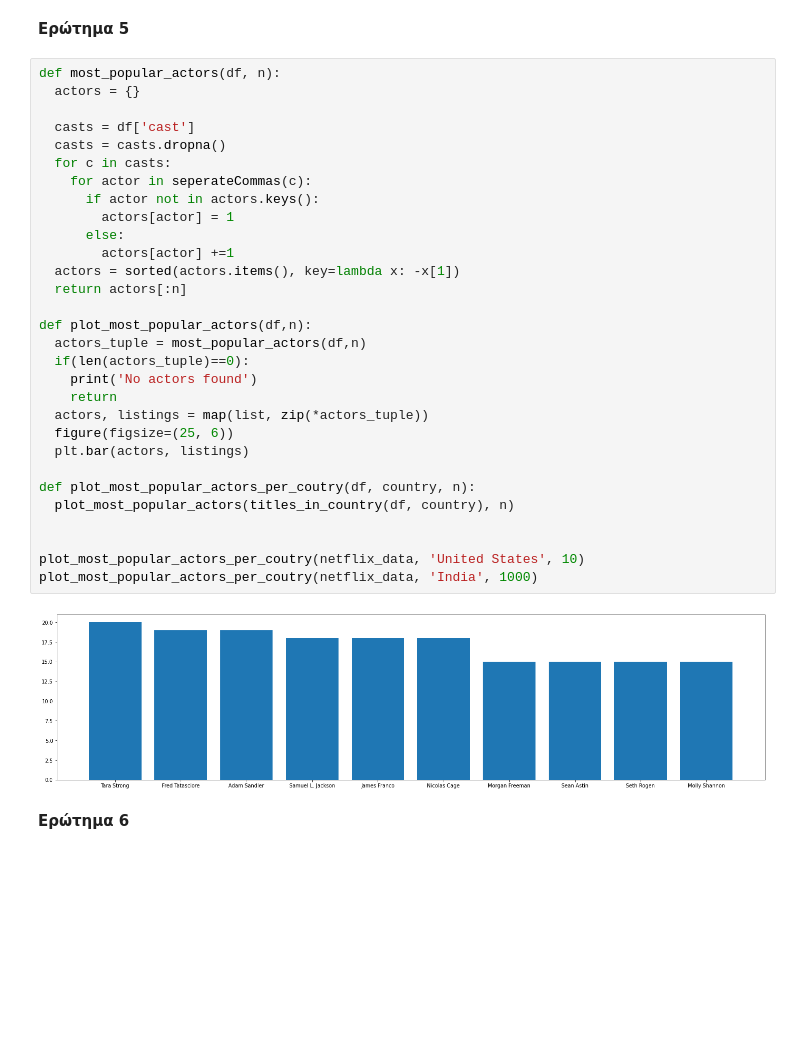
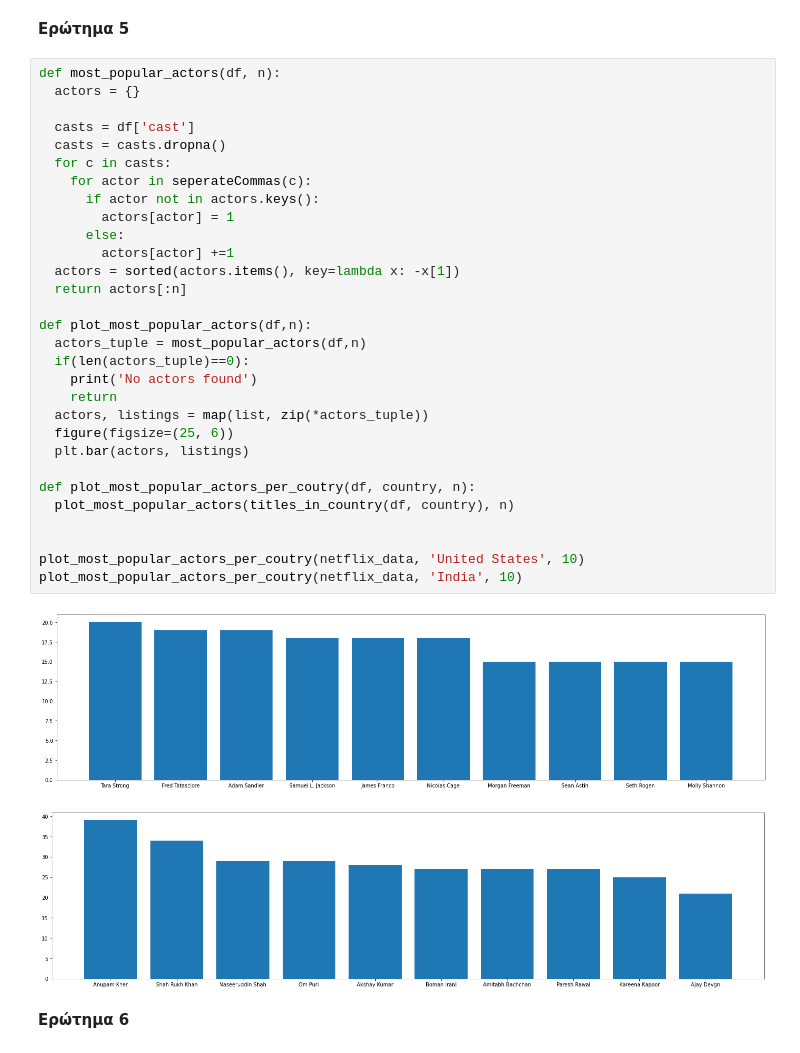
Before and after one commit to d-maniatakos/data-mining-assignment1, a Jupyter notebook: data_mining_assignment1.ipynb, the cells around one changed output. Cells and saved outputs as stored; diff of their text form; blank space fills up the shorter version.

```diff
--- a/data_mining_assignment1.ipynb
+++ b/data_mining_assignment1.ipynb
@@ -152,34 +152,35 @@ Montenegro
 def most_popular_actors(df, n):
   actors = {}
 
   casts = df['cast']
   casts = casts.dropna()
   for c in casts:
     for actor in seperateCommas(c):
       if actor not in actors.keys():
         actors[actor] = 1
       else:
         actors[actor] +=1
   actors = sorted(actors.items(), key=lambda x: -x[1])
   return actors[:n]
 
 def plot_most_popular_actors(df,n):
   actors_tuple = most_popular_actors(df,n)
   if(len(actors_tuple)==0):
     print('No actors found')
     return
   actors, listings = map(list, zip(*actors_tuple))
   figure(figsize=(25, 6))
   plt.bar(actors, listings)
 
 def plot_most_popular_actors_per_coutry(df, country, n):
   plot_most_popular_actors(titles_in_country(df, country), n)
 
 
 plot_most_popular_actors_per_coutry(netflix_data, 'United States', 10)
-plot_most_popular_actors_per_coutry(netflix_data, 'India', 1000)
+plot_most_popular_actors_per_coutry(netflix_data, 'India', 10)
 # %% [output]
 [figure]
+[figure, added]
 # %% [markdown]
 **Ερώτημα 6**
 # %%
```
Also changed, not shown: parts of 2 cells of this notebook.
